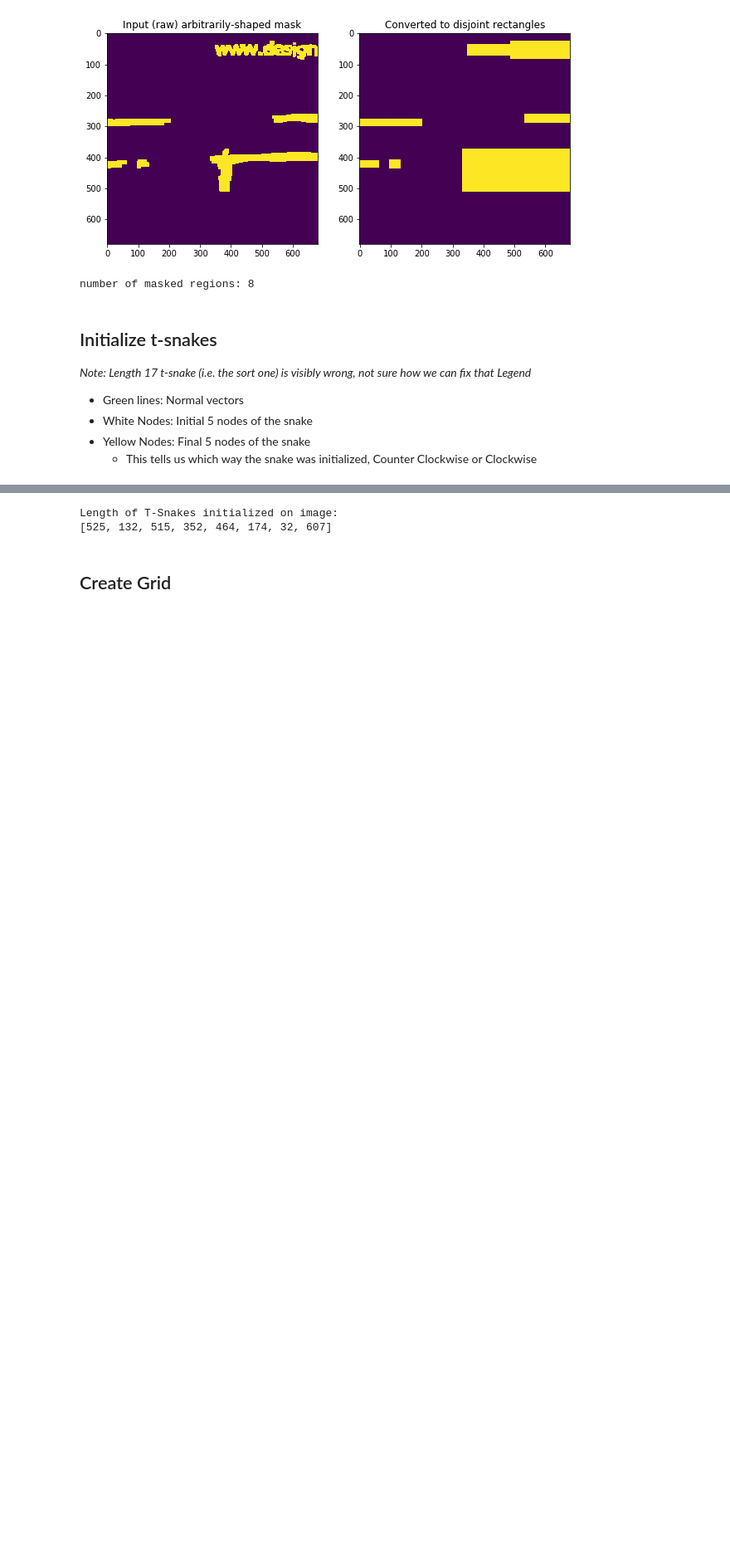
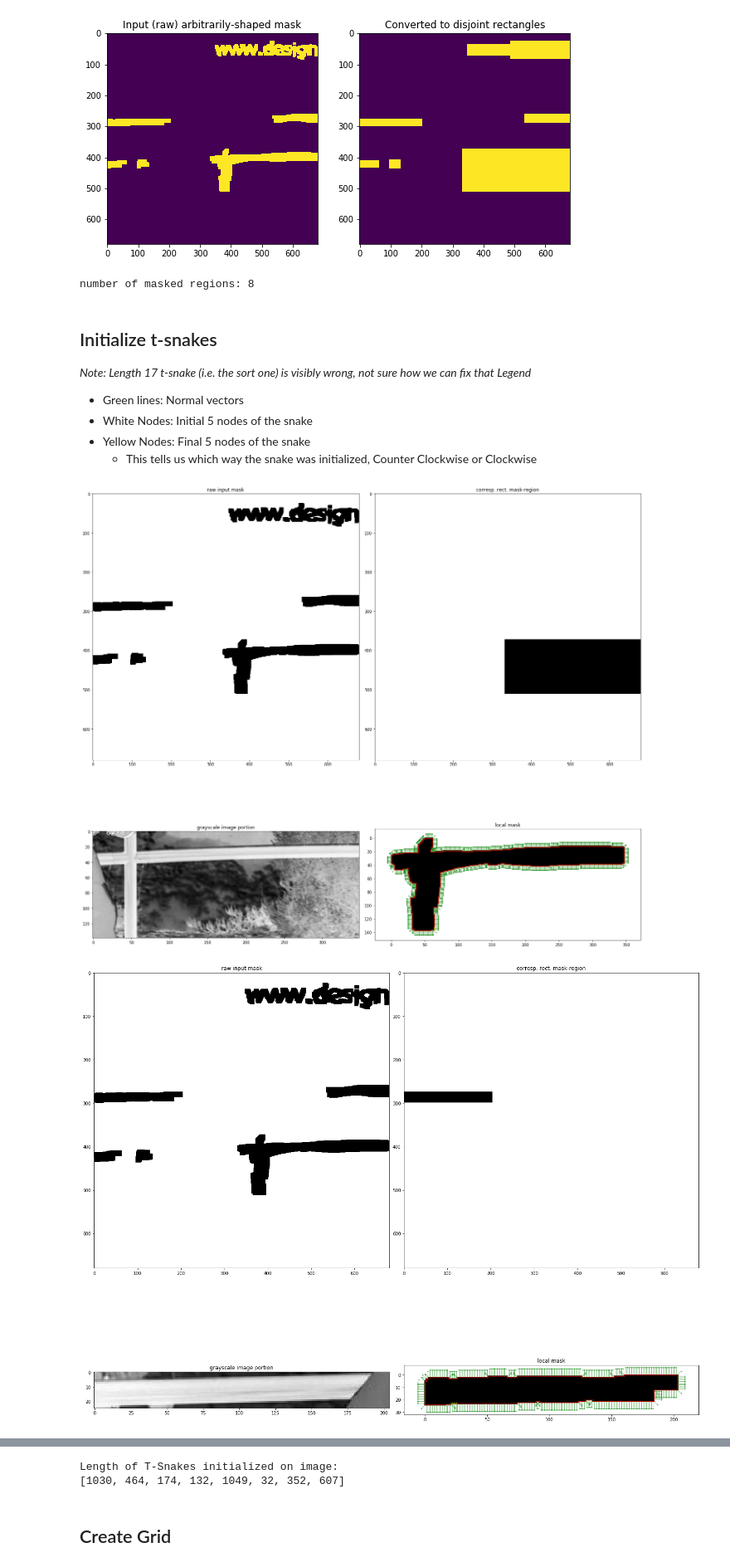
Before and after one commit to CS269-Capstone/t-snake-mask-generation, a Jupyter notebook: notebooks/Snake-Evolution-Tests.ipynb, the cells around one changed output, grey strips where cells are left out. Shown at 83% size. Drawn from its saved outputs; the diff is of its cells as text; code cells hidden in the pictures; blank space fills up the shorter version.

```diff
--- a/notebooks/Snake-Evolution-Tests.ipynb
+++ b/notebooks/Snake-Evolution-Tests.ipynb
@@ -70,34 +70,36 @@ _Note: Length 17 t-snake (i.e. the sort one) is visibly wrong, not sure how we c
     * This tells us which way the snake was initialized, Counter Clockwise or Clockwise
 # %%
 ### Parameters for T-snakes ###
-N = 500           # 30 nodes
-p = 0.02        # scale for Eq (7)
-c = 300.0         # scale for Eq (A.4)
-a = 17.5         # tension param in Eq (8)
-b = 35.0         # bending param in Eq (8)
-q = 0.01         # scale for Eq (4)
-gamma = 4.0      # friction param in Eq (8)
+N = image.shape[0]           # 30 nodes
+p = 0.006        # scale for Eq (7)
+c = 10.0         # scale for Eq (A.4)
+a = 8.5          # tension param in Eq (8)
+b = 16.0         # bending param in Eq (8)
+q = 19.0         # scale for Eq (4)
+gamma = 1.0      # friction param in Eq (8)
 dt = 0.08        # step size in Eq (8)
 sigma = 0.5      # gaussian filter param in Eq (A.4)
 threshold = 0.5
 
 # region = compute_masked_regions(image, mask)[0]
 # region.initialize_tsnake(N, p, c, sigma, a, b, q, gamma, dt, threshold)
 # region.visualize()
 
 # snake = region._initial_tsnake
 
 tsnakes = []
 
 for region in regions:
     tsnake = region.initialize_tsnake(
         N=N, p=p, c=c, sigma=sigma, a=a, b=b, q=q, gamma=gamma,
         dt=dt, threshold=threshold
     )
     tsnakes.append(tsnake)
 #     region.visualize() # NOTE: To show tsnakes on images, uncomment
 
 # tsnakes.sort(key=lambda t: len(t.nodes))
 t_snake_lengths = [len(t.nodes) for t in tsnakes]
 print('Length of T-Snakes initialized on image:\n{}'.format(t_snake_lengths))
 # %% [output]
+[figure, added]
+[figure, added]
@@ -104,5 +112,5 @@ print('Length of T-Snakes initialized on image:\n{}'.format(t_snake_lengths))
 Length of T-Snakes initialized on image:
-[525, 132, 515, 352, 464, 174, 32, 607]
+[1030, 464, 174, 132, 1049, 32, 352, 607]
 # %% [markdown]
 ## Create Grid
 # %%
```
Also changed, not shown: parts of 5 cells of this notebook, 1 other file.
